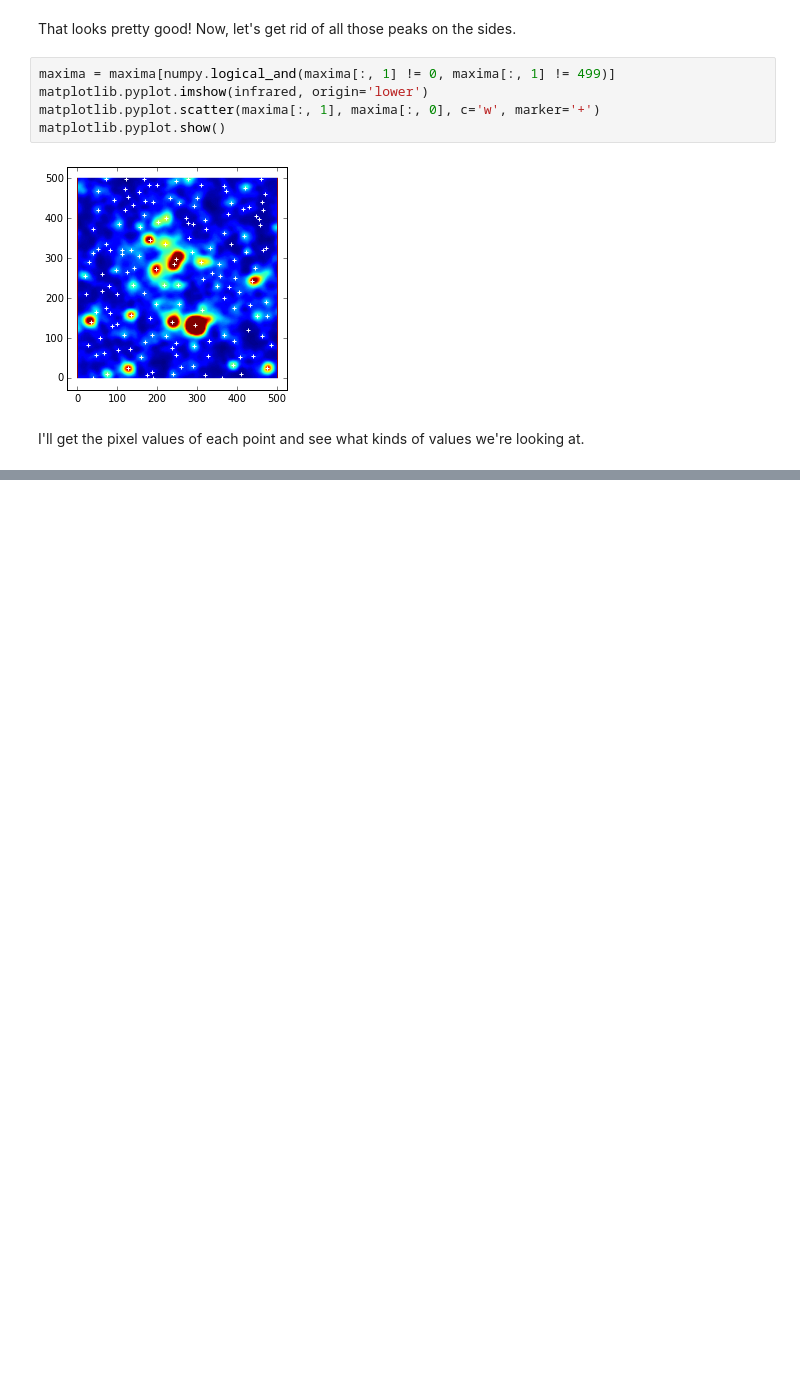
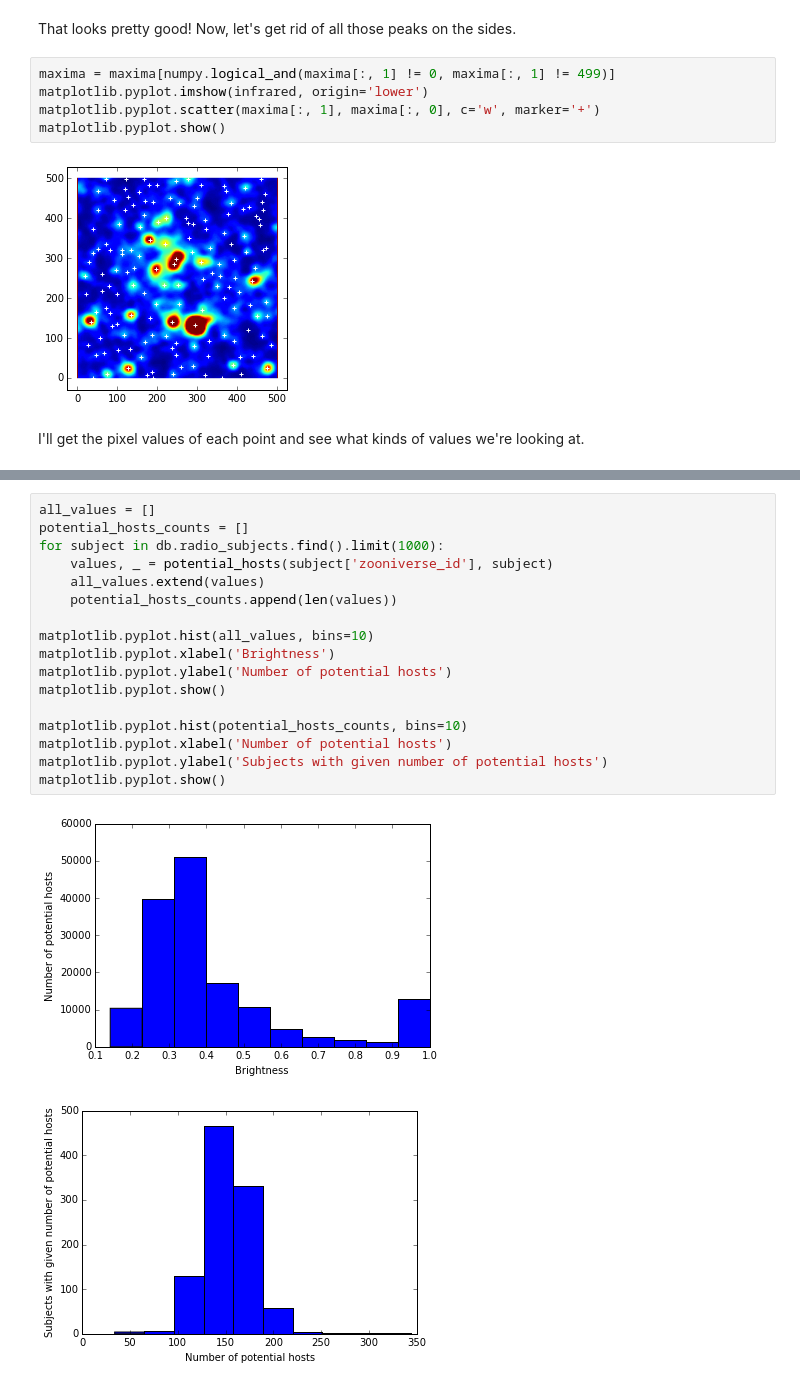
Before and after one commit to chengsoonong/crowdastro, a Jupyter notebook: notebooks/potential_host_counting.ipynb, the cells around one changed output, grey strips where cells are left out. Cells and saved outputs as stored; diff of their text form; blank space fills up the shorter version.

```diff
--- a/notebooks/potential_host_counting.ipynb
+++ b/notebooks/potential_host_counting.ipynb
@@ -647,0 +687,20 @@ It seems most peaks are pretty dim. Maybe we could bias toward the centre, but I
+# %%
+all_values = []
+potential_hosts_counts = []
+for subject in db.radio_subjects.find().limit(1000):
+    values, _ = potential_hosts(subject['zooniverse_id'], subject)
+    all_values.extend(values)
+    potential_hosts_counts.append(len(values))
+
+matplotlib.pyplot.hist(all_values, bins=10)
+matplotlib.pyplot.xlabel('Brightness')
+matplotlib.pyplot.ylabel('Number of potential hosts')
+matplotlib.pyplot.show()
+
+matplotlib.pyplot.hist(potential_hosts_counts, bins=10)
+matplotlib.pyplot.xlabel('Number of potential hosts')
+matplotlib.pyplot.ylabel('Subjects with given number of potential hosts')
+matplotlib.pyplot.show()
+# %% [output]
+[figure, added]
+[figure, added]
```
Also changed, not shown: parts of 11 cells of this notebook.
